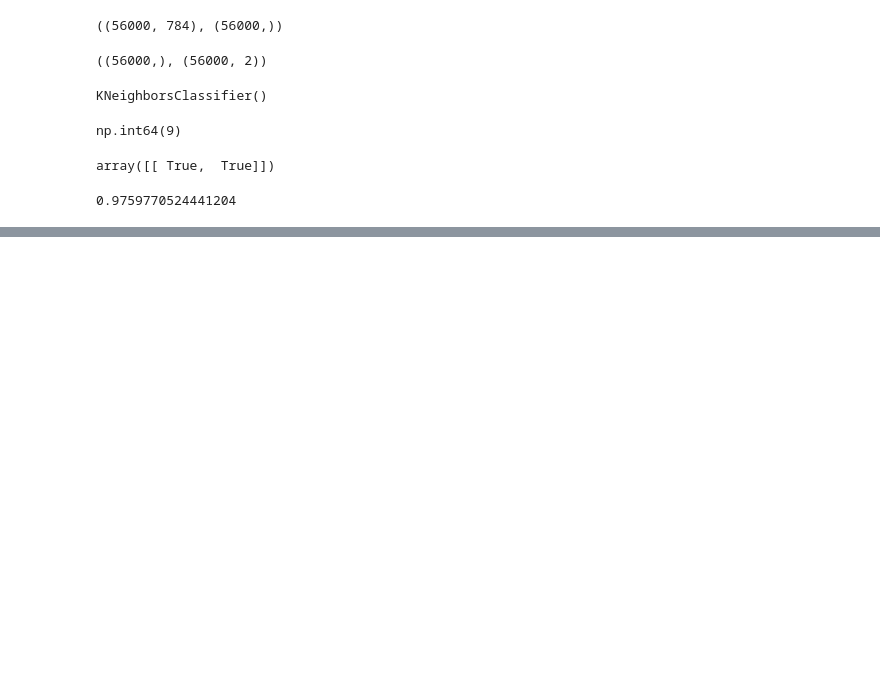
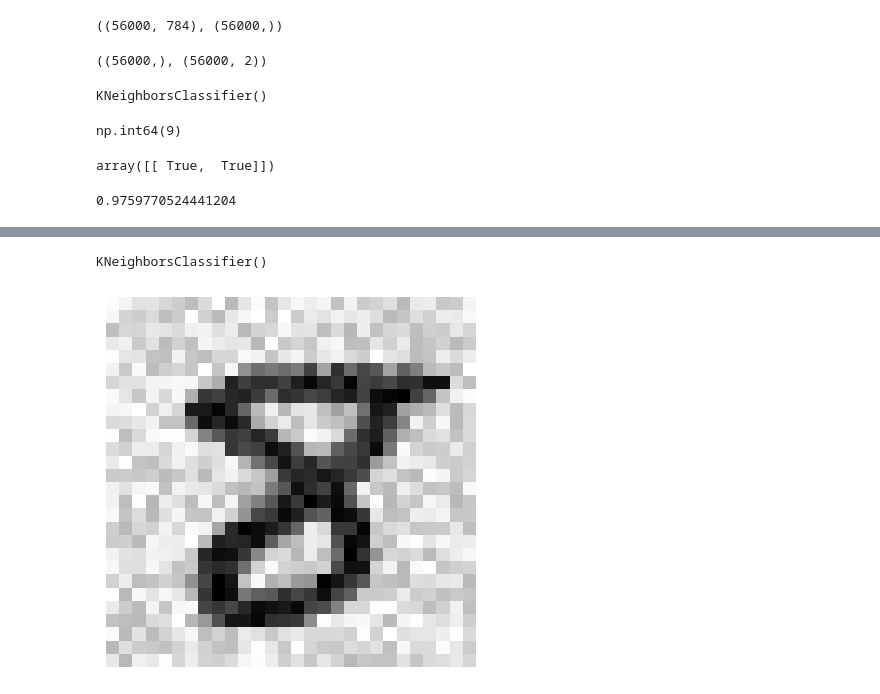
Before and after one commit to 19mddill/ML_Aurelien, a Jupyter notebook: classfication.ipynb, the cells around one changed output, grey strips where cells are left out. Saved outputs shown, nothing was run; the diff lists cells and outputs as text; code cells hidden in the pictures; blank space fills up the shorter version.

```diff
--- a/classfication.ipynb
+++ b/classfication.ipynb
@@ -882,0 +924,10 @@ f1_score(y_mutilabel,y_train_pred,average="macro")
+# %%
+from sklearn.model_selection import train_test_split
+from sklearn.datasets import fetch_openml
+
+mnist = fetch_openml('mnist_784', as_frame=False)
+X, y = mnist.data, mnist.target.astype(int)
+
+X_train, X_test, y_train, y_test = train_test_split(
+    X, y, test_size=0.2, random_state=42
+)
@@ -882,0 +942,8 @@ f1_score(y_mutilabel,y_train_pred,average="macro")
+# %%
+knn_clf = KNeighborsClassifier()
+knn_clf.fit(X_train_mod, X_train)
+# %% [output]
+KNeighborsClassifier()
+# %%
+noise = np.random.randint(0,100,(len(X_test),784))
+X_test_mod = X_test + noise
@@ -882,0 +952,11 @@ f1_score(y_mutilabel,y_train_pred,average="macro")
+# %%
+import matplotlib.pyplot as plt
+
+def plot_digit(image_data):
+    image = image_data.reshape(28, 28)
+    plt.imshow(image, cmap='binary')
+    plt.axis('off')
+# %%
+plot_digit(X_test_mod[0])
+# %% [output]
+[figure, added]
```
Also changed, not shown: parts of 13 cells of this notebook.
